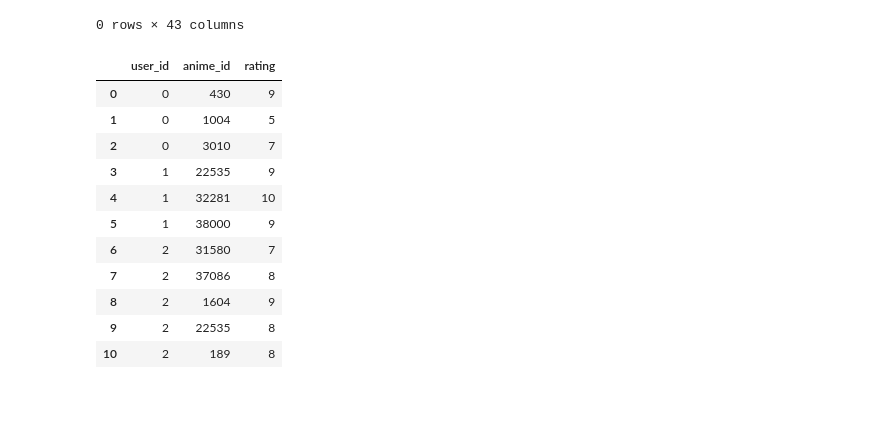
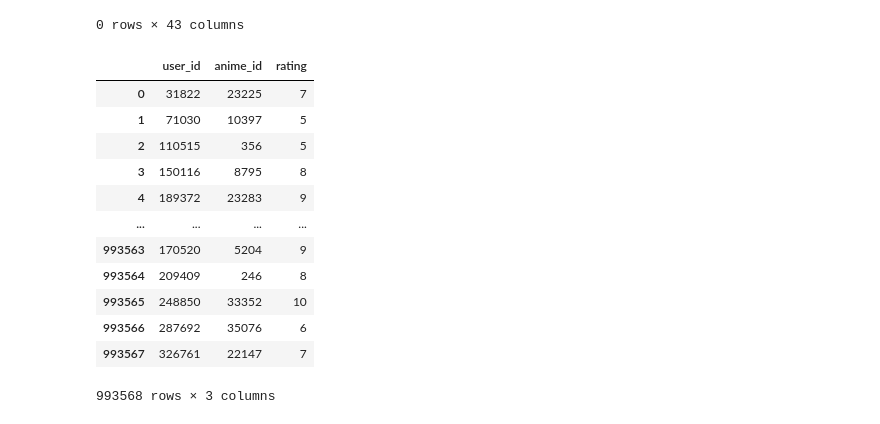
Before and after one commit to didomizm1/Anime-Recommendation-System, a Jupyter notebook: code/py/data_transformation/data_transformation.ipynb, the cells around one changed output. Cells and saved outputs as stored; diff of their text form; code cells hidden in the pictures.

Commit message:
Data Sampling

```diff
--- a/code/py/data_transformation/data_transformation.ipynb
+++ b/code/py/data_transformation/data_transformation.ipynb
@@ -53,22 +53,24 @@ display(average_ratings_df)
 0 rows × 43 columns
 # %%
 # Create DataFrame of all files
-user_ratings_files_df = pd.read_csv('../../../data/test.csv') ##### Take this out and change to next commented line for real data input instead of test data
-#user_ratings_files_df = pd.concat(map(pd.read_csv, user_ratings_files))
+#user_ratings_files_df = pd.read_csv('../../../data/test/test.csv') ##### Test data input
+#user_ratings_files_df = pd.concat(map(pd.read_csv, user_ratings_files)) ##### Full cleaned data input
+user_ratings_files_df = pd.read_csv('../../../data/sample/user_ratings_sample.csv') ##### Sample data input
 display(user_ratings_files_df)
 # %% [output]
 |  | user_id | anime_id | rating |
-| 0 | 0 | 430 | 9 |
-| 1 | 0 | 1004 | 5 |
-| 2 | 0 | 3010 | 7 |
-| 3 | 1 | 22535 | 9 |
-| 4 | 1 | 32281 | 10 |
-| 5 | 1 | 38000 | 9 |
-| 6 | 2 | 31580 | 7 |
-| 7 | 2 | 37086 | 8 |
-| 8 | 2 | 1604 | 9 |
-| 9 | 2 | 22535 | 8 |
-| 10 | 2 | 189 | 8 |
+| 0 | 31822 | 23225 | 7 |
+| 1 | 71030 | 10397 | 5 |
+| 2 | 110515 | 356 | 5 |
+| 3 | 150116 | 8795 | 8 |
+| 4 | 189372 | 23283 | 9 |
+| ... | ... | ... | ... |
+| 993563 | 170520 | 5204 | 9 |
+| 993564 | 209409 | 246 | 8 |
+| 993565 | 248850 | 33352 | 10 |
+| 993566 | 287692 | 35076 | 6 |
+| 993567 | 326761 | 22147 | 7 |
+993568 rows × 3 columns
 # %%
 # Find every user's average rating for each genre and create new .csv file
 
```
Also changed, not shown: parts of 1 cell of this notebook, 6 other files.
